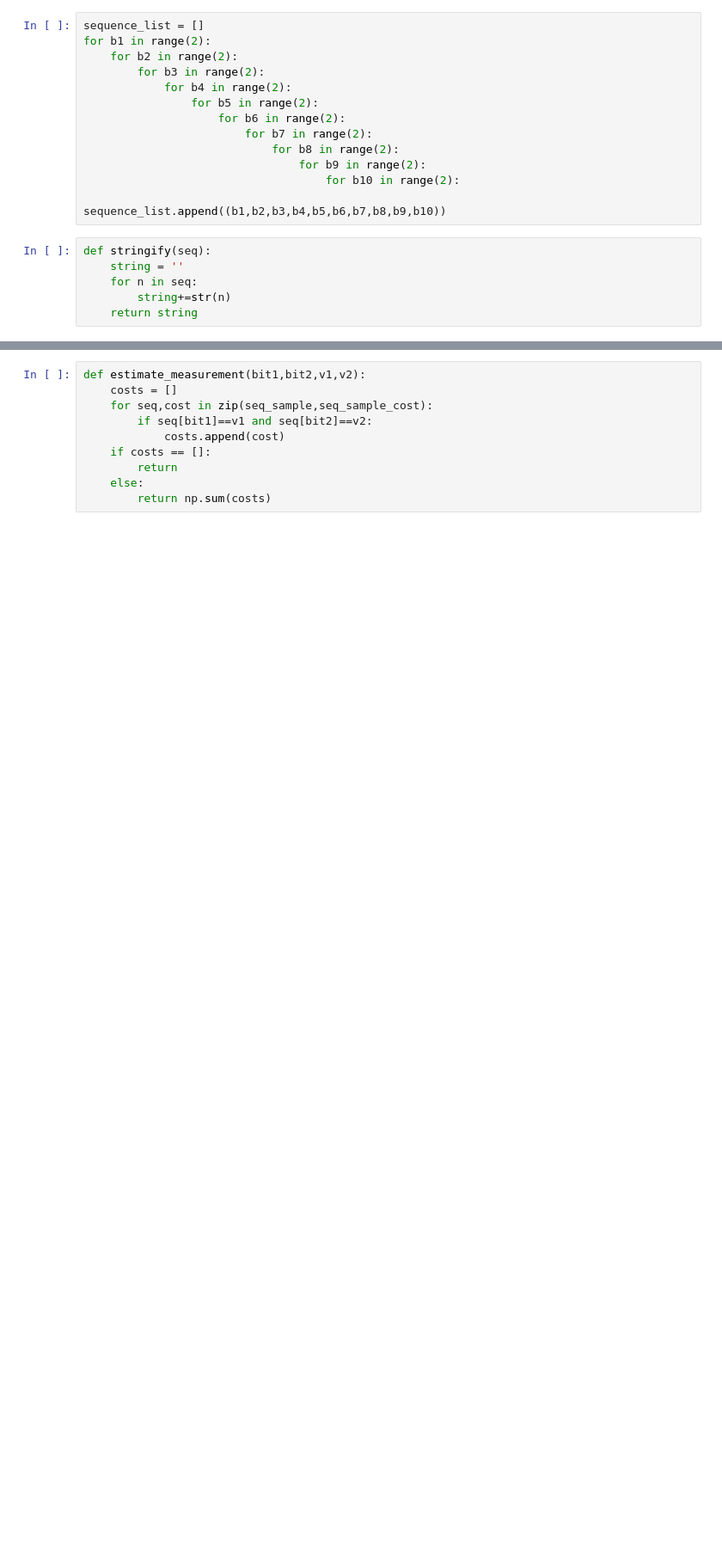
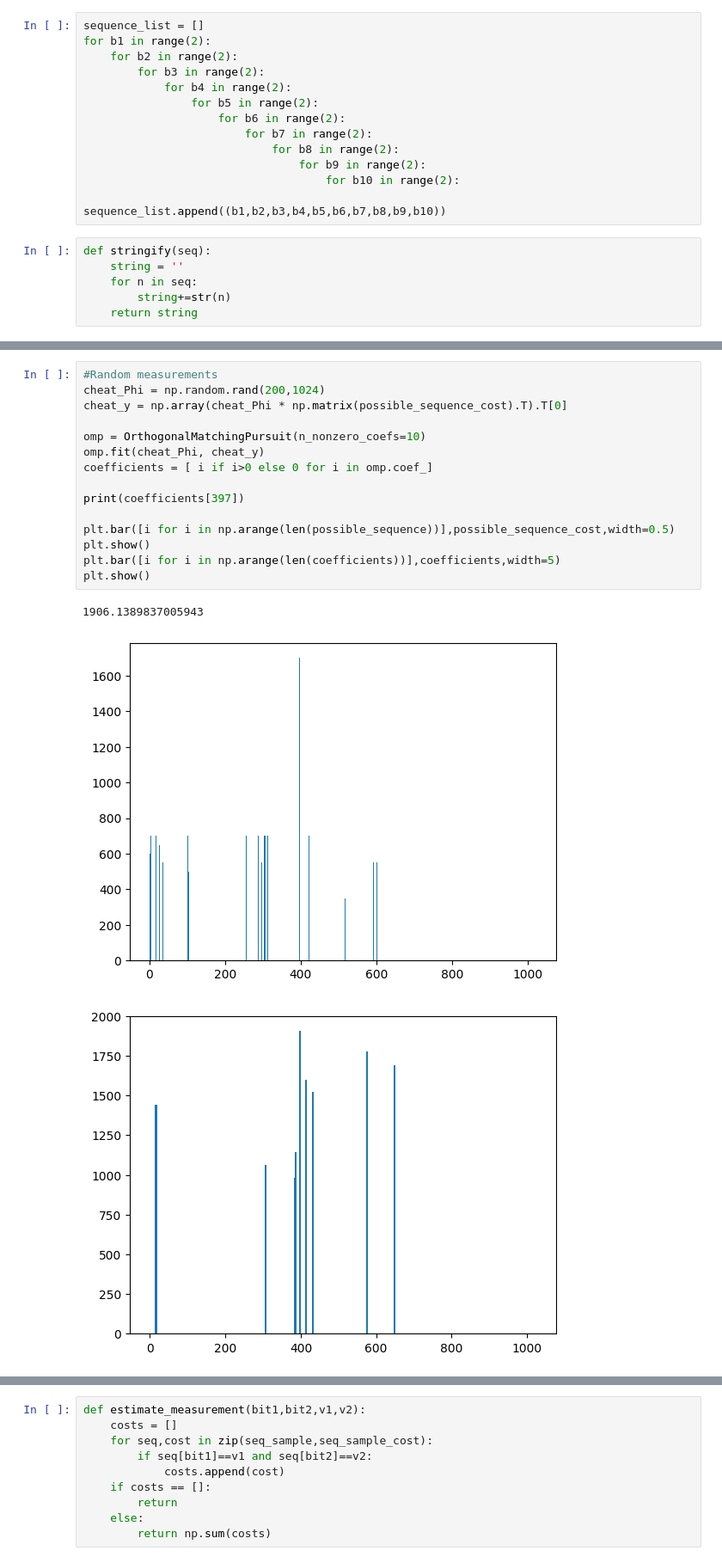
Before and after one commit to baptistechev/RL_CS, a Jupyter notebook: proof_of_concept.ipynb, the cells around one changed output, grey strips where cells are left out. Shown: that part at 86% size. Cells and saved outputs as stored; diff of their text form; blank space fills up the shorter version.

```diff
--- a/proof_of_concept.ipynb
+++ b/proof_of_concept.ipynb
@@ -94,0 +150,19 @@ plt.show()
+# %%
+#Random measurements
+cheat_Phi = np.random.rand(200,1024)
+cheat_y = np.array(cheat_Phi * np.matrix(possible_sequence_cost).T).T[0]
+
+omp = OrthogonalMatchingPursuit(n_nonzero_coefs=10)
+omp.fit(cheat_Phi, cheat_y)
+coefficients = [ i if i>0 else 0 for i in omp.coef_]
+
+print(coefficients[397])
+
+plt.bar([i for i in np.arange(len(possible_sequence))],possible_sequence_cost,width=0.5)
+plt.show()
+plt.bar([i for i in np.arange(len(coefficients))],coefficients,width=5)
+plt.show()
+# %% [output]
+1906.1389837005943
+[figure, added]
+[figure, added]
```
Also changed, not shown: parts of 15 cells of this notebook.
